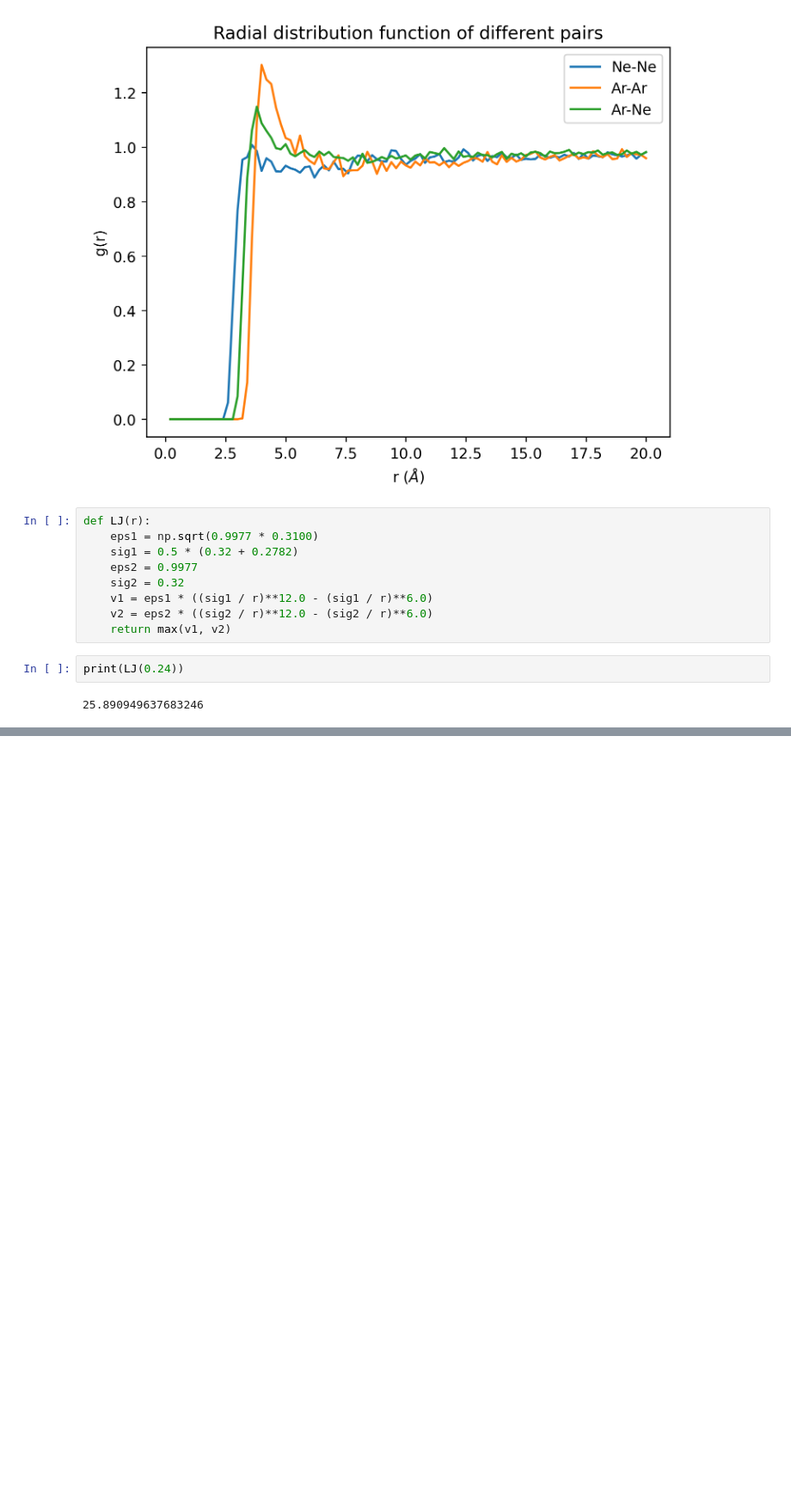
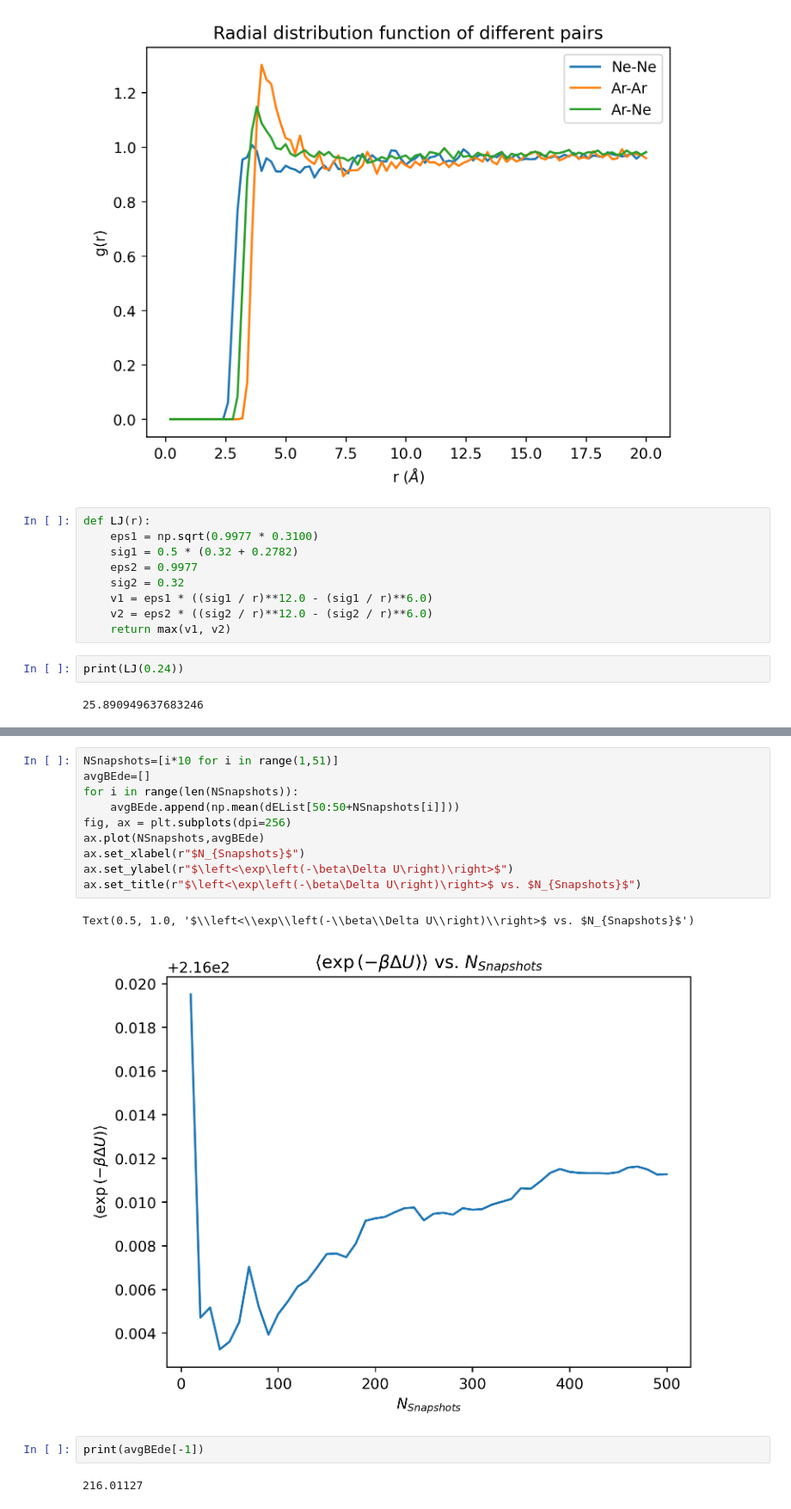
Before and after one commit to KaiChen-lr/Stat-mech-Project, a Jupyter notebook: LangevinMD/Results Plots.ipynb, the cells around one changed output, grey strips where cells are left out. Shown at 86% size. Drawn from its saved outputs; the diff is of its cells as text; blank space fills up the shorter version.

```diff
--- a/LangevinMD/Results Plots.ipynb
+++ b/LangevinMD/Results Plots.ipynb
@@ -131,0 +132,17 @@ print(dE)
+# %%
+NSnapshots=[i*10 for i in range(1,51)]
+avgBEde=[]
+for i in range(len(NSnapshots)):
+    avgBEde.append(np.mean(dEList[50:50+NSnapshots[i]]))
+fig, ax = plt.subplots(dpi=256)
+ax.plot(NSnapshots,avgBEde)
+ax.set_xlabel(r"$N_{Snapshots}$")
+ax.set_ylabel(r"$\left<\exp\left(-\beta\Delta U\right)\right>$")
+ax.set_title(r"$\left<\exp\left(-\beta\Delta U\right)\right>$ vs. $N_{Snapshots}$")
+# %% [output]
+Text(0.5, 1.0, '$\\left<\\exp\\left(-\\beta\\Delta U\\right)\\right>$ vs. $N_{Snapshots}$')
+[figure, added]
+# %%
+print(avgBEde[-1])
+# %% [output]
+216.01127
```
Also changed, not shown: parts of 7 cells of this notebook, 2 other files.
